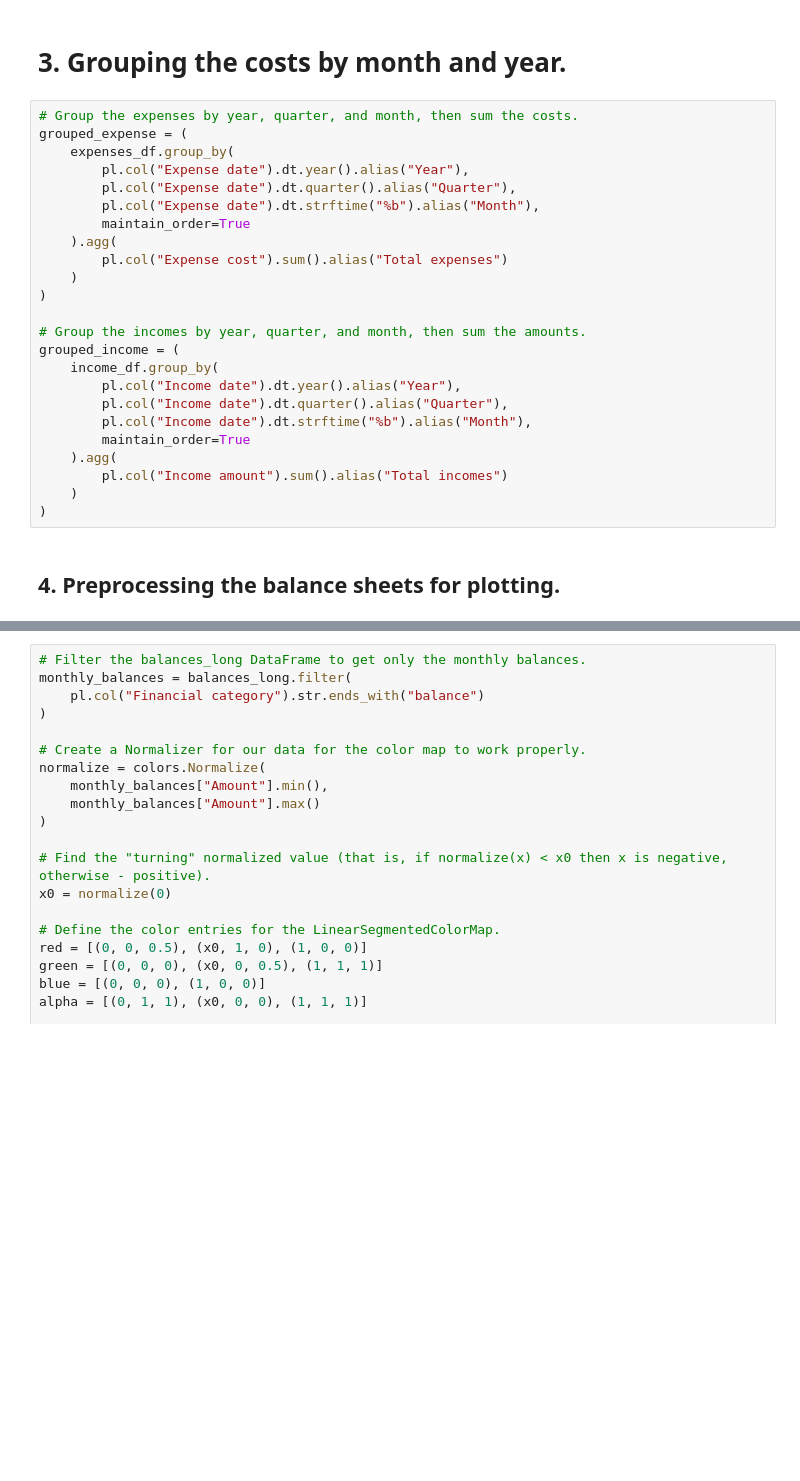
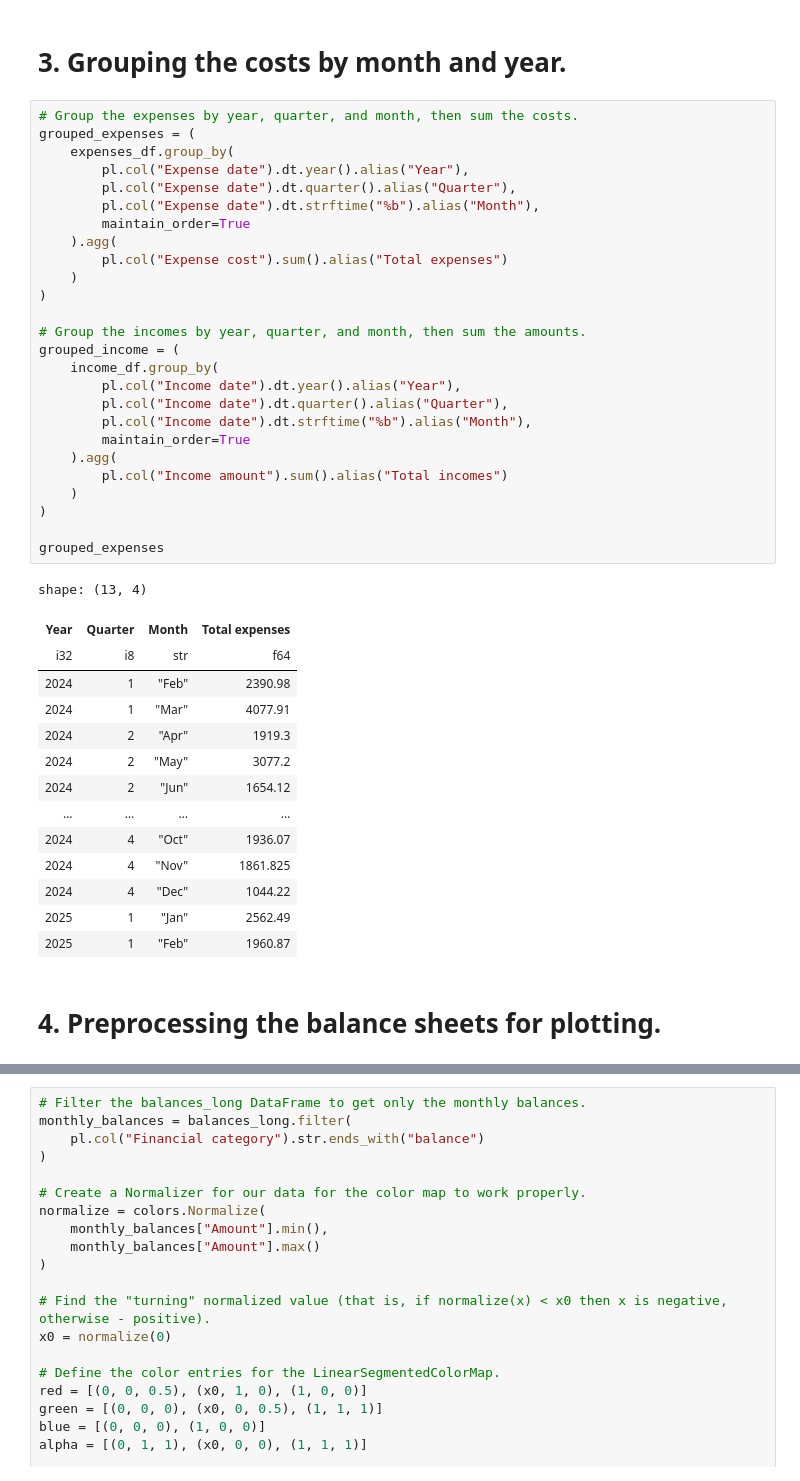
Before and after one commit to Pawel-Tomasz-Nowak/Income-and-expense-analysis, a Jupyter notebook: main.ipynb, the cells around one changed output, grey strips where cells are left out. Cells and saved outputs as stored; diff of their text form; blank space fills up the shorter version.

```diff
--- a/main.ipynb
+++ b/main.ipynb
@@ -78,30 +79,47 @@ shape: (1_397, 8)
 # 3. Grouping the costs by month and year.
 # %%
 # Group the expenses by year, quarter, and month, then sum the costs.
-grouped_expense = (
+grouped_expenses = (
     expenses_df.group_by(
         pl.col("Expense date").dt.year().alias("Year"),
         pl.col("Expense date").dt.quarter().alias("Quarter"),
         pl.col("Expense date").dt.strftime("%b").alias("Month"),
         maintain_order=True
     ).agg(
         pl.col("Expense cost").sum().alias("Total expenses")
     )
 )
 
 # Group the incomes by year, quarter, and month, then sum the amounts.
 grouped_income = (
     income_df.group_by(
         pl.col("Income date").dt.year().alias("Year"),
         pl.col("Income date").dt.quarter().alias("Quarter"),
         pl.col("Income date").dt.strftime("%b").alias("Month"),
         maintain_order=True
     ).agg(
         pl.col("Income amount").sum().alias("Total incomes")
     )
 )
+
+grouped_expenses
+# %% [output]
+shape: (13, 4)
+| Year | Quarter | Month | Total expenses |
+| i32 | i8 | str | f64 |
+| 2024 | 1 | "Feb" | 2390.98 |
+| 2024 | 1 | "Mar" | 4077.91 |
+| 2024 | 2 | "Apr" | 1919.3 |
+| 2024 | 2 | "May" | 3077.2 |
+| 2024 | 2 | "Jun" | 1654.12 |
+| … | … | … | … |
+| 2024 | 4 | "Oct" | 1936.07 |
+| 2024 | 4 | "Nov" | 1861.825 |
+| 2024 | 4 | "Dec" | 1044.22 |
+| 2025 | 1 | "Jan" | 2562.49 |
+| 2025 | 1 | "Feb" | 1960.87 |
 # %% [markdown]
-## 4. Preprocessing the balance sheets for plotting.
+# 4. Preprocessing the balance sheets for plotting.
 # %%
 # Join the grouped_income with grouped_expense.
 balances = (
```
Also changed, not shown: parts of 14 cells of this notebook, 1 other file.
